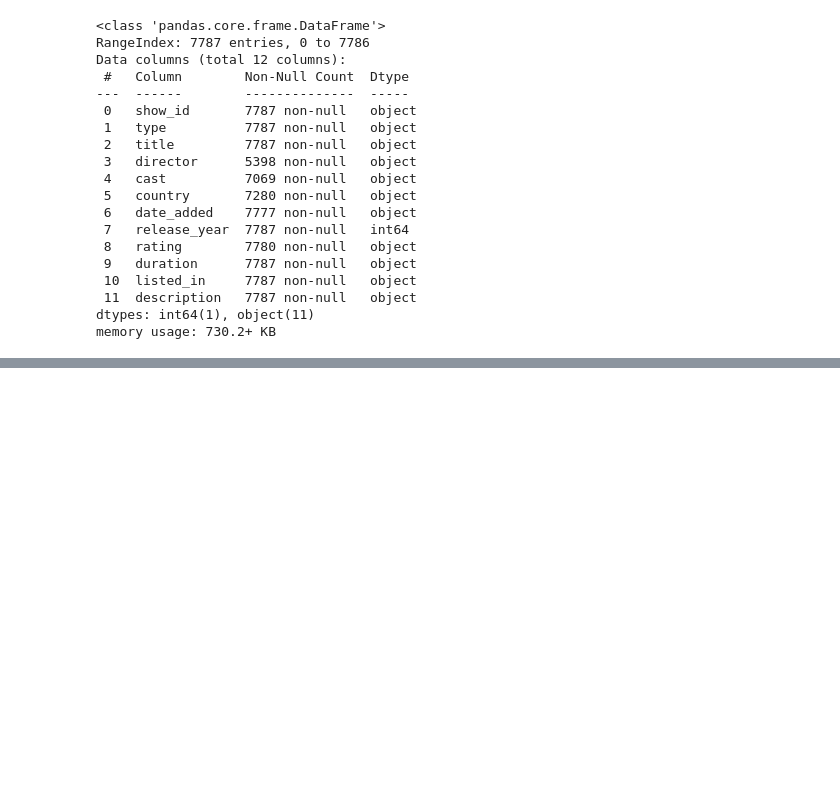
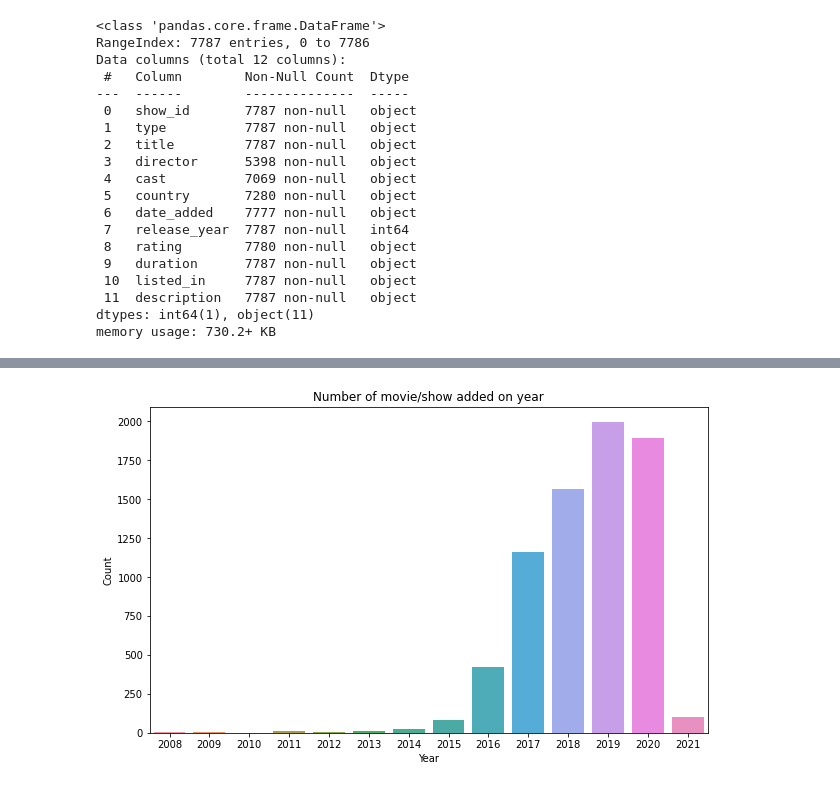
Before and after one commit to Anku0210/NETFLIX-MOVIES-AND-TV-SHOWS-CLUSTERING, a Jupyter notebook: NETFLIX_MOVIES_AND_TV_SHOWS_CLUSTERING.ipynb, the cells around one changed output, grey strips where cells are left out. Cells and saved outputs as stored; diff of their text form; code cells hidden in the pictures; blank space fills up the shorter version.

```diff
--- a/NETFLIX_MOVIES_AND_TV_SHOWS_CLUSTERING.ipynb
+++ b/NETFLIX_MOVIES_AND_TV_SHOWS_CLUSTERING.ipynb
@@ -142,0 +352,8 @@ memory usage: 730.2+ KB
+# %%
+sns.countplot(x="added_year", data=data_copy)
+plt.title("Number of movie/show added on year")
+plt.xlabel("Year")
+plt.ylabel("Count")
+plt.show()
+# %% [output]
+[figure, added]
```
Also changed, not shown: parts of 49 cells of this notebook.
